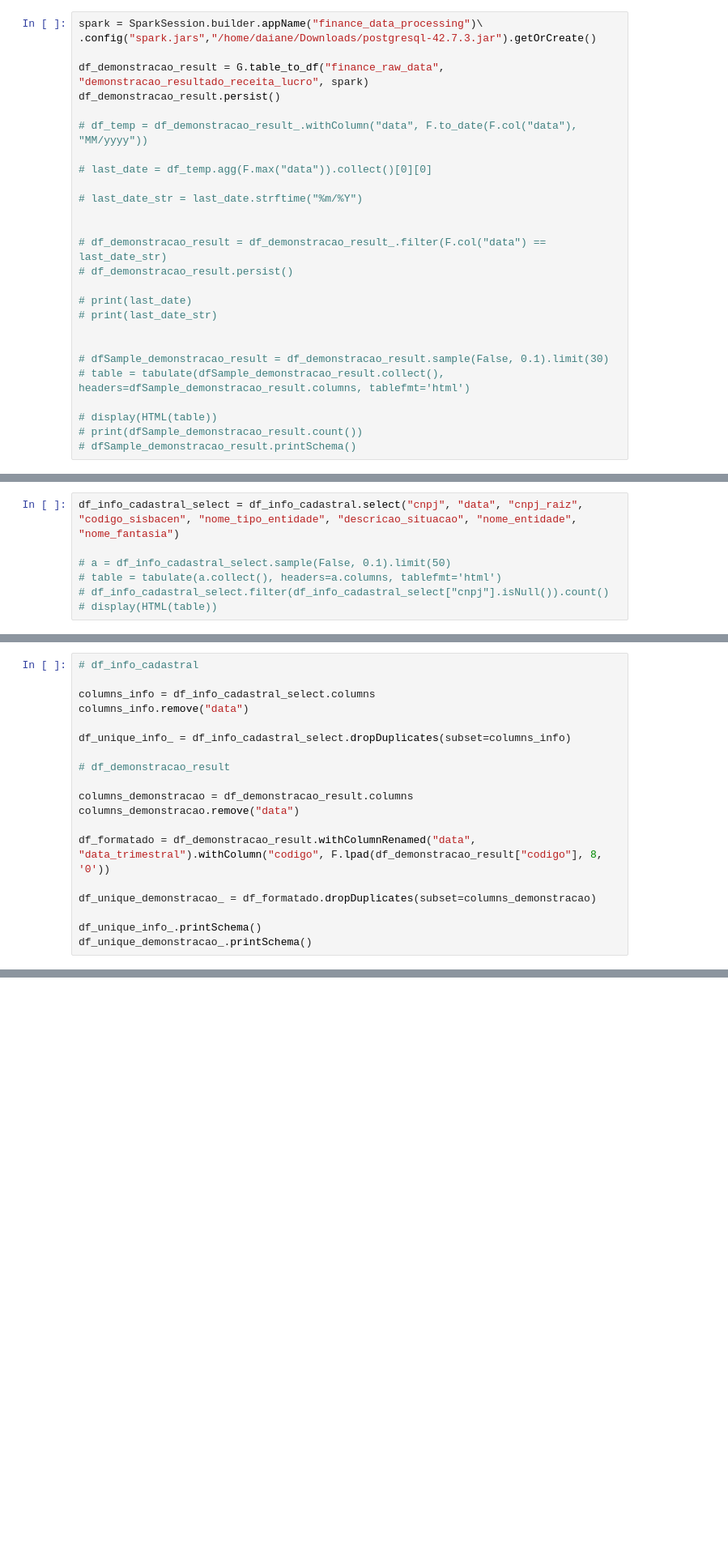
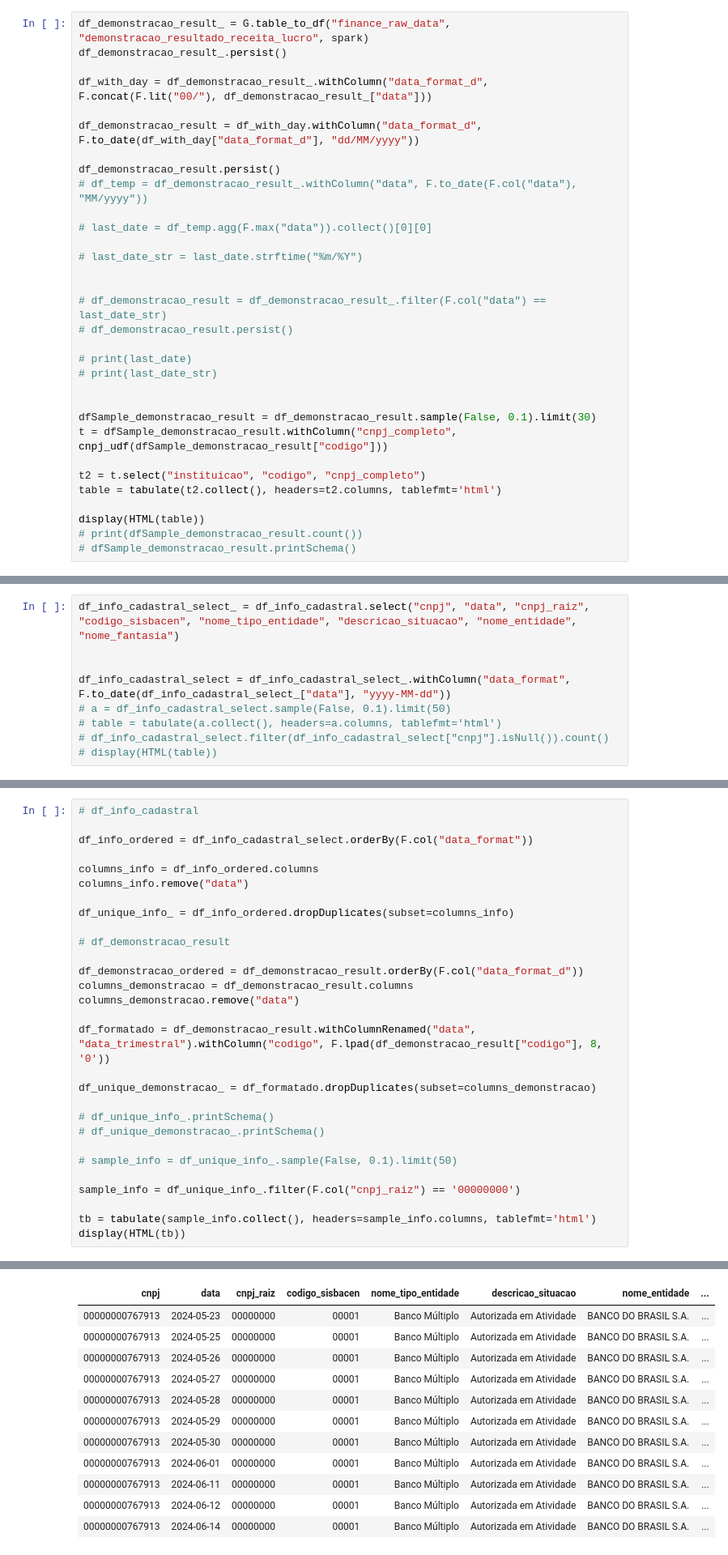
Before and after one commit to daiane0/Dados_financeiros, a Jupyter notebook: workflows/etl/etl_dim_empresa.ipynb, the cells around one changed output, grey strips where cells are left out. Shown at 81% size. Saved outputs shown, nothing was run; the diff lists cells and outputs as text; blank space fills up the shorter version.

```diff
--- a/workflows/etl/etl_dim_empresa.ipynb
+++ b/workflows/etl/etl_dim_empresa.ipynb
@@ -9,10 +41,12 @@ from unidecode import unidecode
 # %%
-spark = SparkSession.builder.appName("finance_data_processing")\
-.config("spark.jars","/home/daiane/Downloads/postgresql-42.7.3.jar").getOrCreate()
+df_demonstracao_result_ = G.table_to_df("finance_raw_data", "demonstracao_resultado_receita_lucro", spark)
+df_demonstracao_result_.persist()
 
-df_demonstracao_result = G.table_to_df("finance_raw_data", "demonstracao_resultado_receita_lucro", spark)
+df_with_day = df_demonstracao_result_.withColumn("data_format_d", F.concat(F.lit("00/"), df_demonstracao_result_["data"]))
+
+df_demonstracao_result = df_with_day.withColumn("data_format_d", F.to_date(df_with_day["data_format_d"], "dd/MM/yyyy"))
+
 df_demonstracao_result.persist()
-
 # df_temp = df_demonstracao_result_.withColumn("data", F.to_date(F.col("data"), "MM/yyyy"))
 
 # last_date = df_temp.agg(F.max("data")).collect()[0][0]
@@ -27,10 +61,13 @@ df_demonstracao_result.persist()
 # print(last_date_str)
 
 
-# dfSample_demonstracao_result = df_demonstracao_result.sample(False, 0.1).limit(30)
-# table = tabulate(dfSample_demonstracao_result.collect(), headers=dfSample_demonstracao_result.columns, tablefmt='html')
+dfSample_demonstracao_result = df_demonstracao_result.sample(False, 0.1).limit(30)
+t = dfSample_demonstracao_result.withColumn("cnpj_completo", cnpj_udf(dfSample_demonstracao_result["codigo"]))
 
-# display(HTML(table))
+t2 = t.select("instituicao", "codigo", "cnpj_completo")
+table = tabulate(t2.collect(), headers=t2.columns, tablefmt='html')
+
+display(HTML(table))
 # print(dfSample_demonstracao_result.count())
 # dfSample_demonstracao_result.printSchema()
 # %% [output]
@@ -54,8 +104,10 @@ df_info_cadastral.persist()
 # %% [output]
 DataFrame[data: string, codigo_cadastro_bacen: string, codigo_sisbacen: string, codigo_pais_sede: string, nome_pais_sede: string, nome_uf_sede: string, codigo_municipio_sede: string, nome_municipio_se ...
 # %%
-df_info_cadastral_select = df_info_cadastral.select("cnpj", "data", "cnpj_raiz", "codigo_sisbacen", "nome_tipo_entidade", "descricao_situacao", "nome_entidade", "nome_fantasia")
+df_info_cadastral_select_ = df_info_cadastral.select("cnpj", "data", "cnpj_raiz", "codigo_sisbacen", "nome_tipo_entidade", "descricao_situacao", "nome_entidade", "nome_fantasia")
 
+
+df_info_cadastral_select = df_info_cadastral_select_.withColumn("data_format", F.to_date(df_info_cadastral_select_["data"], "yyyy-MM-dd"))
 # a = df_info_cadastral_select.sample(False, 0.1).limit(50)
 # table = tabulate(a.collect(), headers=a.columns, tablefmt='html')
 # df_info_cadastral_select.filter(df_info_cadastral_select["cnpj"].isNull()).count()
@@ -65,13 +117,16 @@ df_info_cadastral_select = df_info_cadastral.select("cnpj", "data", "cnpj_raiz",
 # %%
 # df_info_cadastral
 
-columns_info = df_info_cadastral_select.columns
+df_info_ordered = df_info_cadastral_select.orderBy(F.col("data_format"))
+
+columns_info = df_info_ordered.columns
 columns_info.remove("data")
 
-df_unique_info_ = df_info_cadastral_select.dropDuplicates(subset=columns_info)
+df_unique_info_ = df_info_ordered.dropDuplicates(subset=columns_info)
 
 # df_demonstracao_result
 
+df_demonstracao_ordered = df_demonstracao_result.orderBy(F.col("data_format_d"))
 columns_demonstracao = df_demonstracao_result.columns
 columns_demonstracao.remove("data")
 
@@ -79,6 +134,13 @@ df_formatado = df_demonstracao_result.withColumnRenamed("data", "data_trimestral
 
 df_unique_demonstracao_ = df_formatado.dropDuplicates(subset=columns_demonstracao)
 
-df_unique_info_.printSchema()
-df_unique_demonstracao_.printSchema()
+# df_unique_info_.printSchema()
+# df_unique_demonstracao_.printSchema()
+
+# sample_info = df_unique_info_.sample(False, 0.1).limit(50)
+
+sample_info = df_unique_info_.filter(F.col("cnpj_raiz") == '00000000')
+
+tb = tabulate(sample_info.collect(), headers=sample_info.columns, tablefmt='html')
+display(HTML(tb))
 # %% [output]
@@ -102,3 +149,15 @@ root
+| cnpj | data | cnpj_raiz | codigo_sisbacen | nome_tipo_entidade | descricao_situacao | nome_entidade | ... |
+| 00000000767913 | 2024-05-23 | 00000000 | 00001 | Banco Múltiplo | Autorizada em Atividade | BANCO DO BRASIL S.A. | ... |
+| 00000000767913 | 2024-05-25 | 00000000 | 00001 | Banco Múltiplo | Autorizada em Atividade | BANCO DO BRASIL S.A. | ... |
+| 00000000767913 | 2024-05-26 | 00000000 | 00001 | Banco Múltiplo | Autorizada em Atividade | BANCO DO BRASIL S.A. | ... |
+| 00000000767913 | 2024-05-27 | 00000000 | 00001 | Banco Múltiplo | Autorizada em Atividade | BANCO DO BRASIL S.A. | ... |
+| 00000000767913 | 2024-05-28 | 00000000 | 00001 | Banco Múltiplo | Autorizada em Atividade | BANCO DO BRASIL S.A. | ... |
+| 00000000767913 | 2024-05-29 | 00000000 | 00001 | Banco Múltiplo | Autorizada em Atividade | BANCO DO BRASIL S.A. | ... |
+| 00000000767913 | 2024-05-30 | 00000000 | 00001 | Banco Múltiplo | Autorizada em Atividade | BANCO DO BRASIL S.A. | ... |
+| 00000000767913 | 2024-06-01 | 00000000 | 00001 | Banco Múltiplo | Autorizada em Atividade | BANCO DO BRASIL S.A. | ... |
+| 00000000767913 | 2024-06-11 | 00000000 | 00001 | Banco Múltiplo | Autorizada em Atividade | BANCO DO BRASIL S.A. | ... |
+| 00000000767913 | 2024-06-12 | 00000000 | 00001 | Banco Múltiplo | Autorizada em Atividade | BANCO DO BRASIL S.A. | ... |
+| 00000000767913 | 2024-06-14 | 00000000 | 00001 | Banco Múltiplo | Autorizada em Atividade | BANCO DO BRASIL S.A. | ... |
 # %% [markdown]
 ### Remover acentos
 # %%
```
Also changed, not shown: parts of 4 cells of this notebook.
